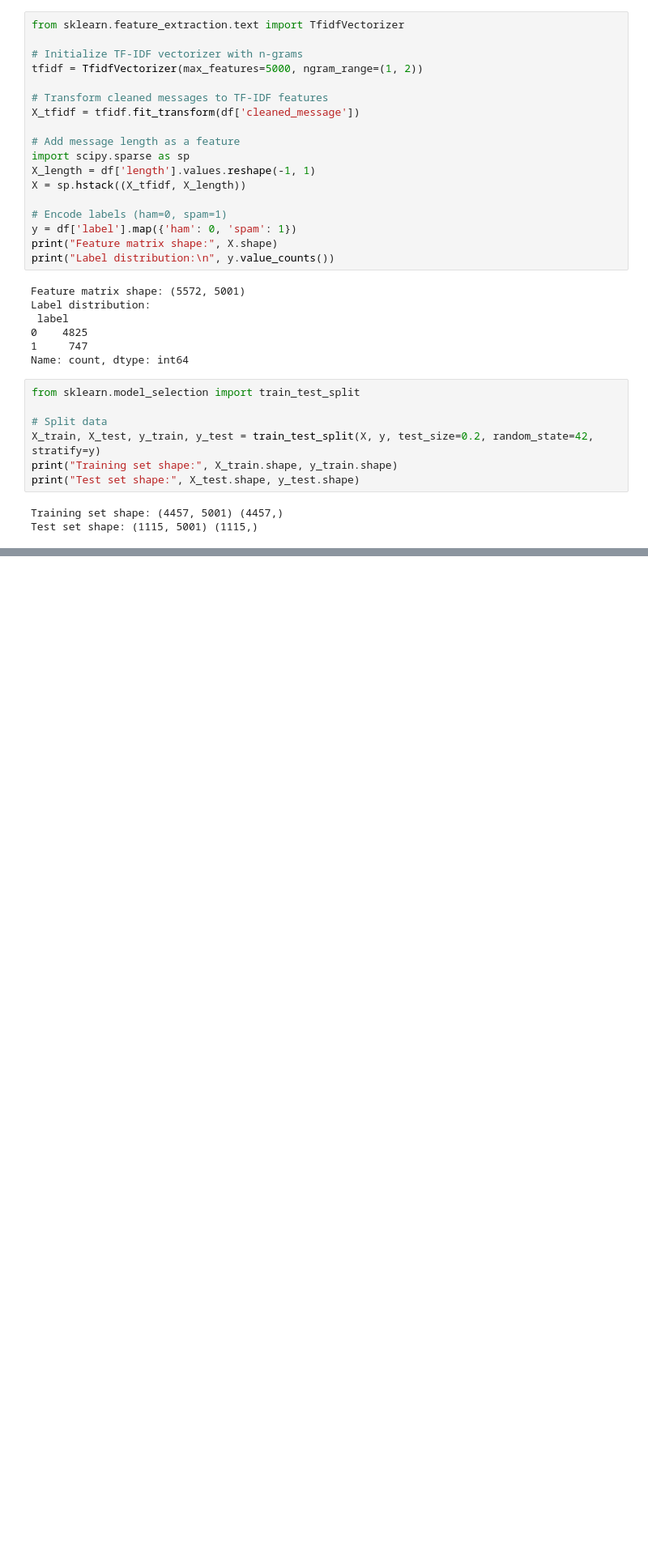
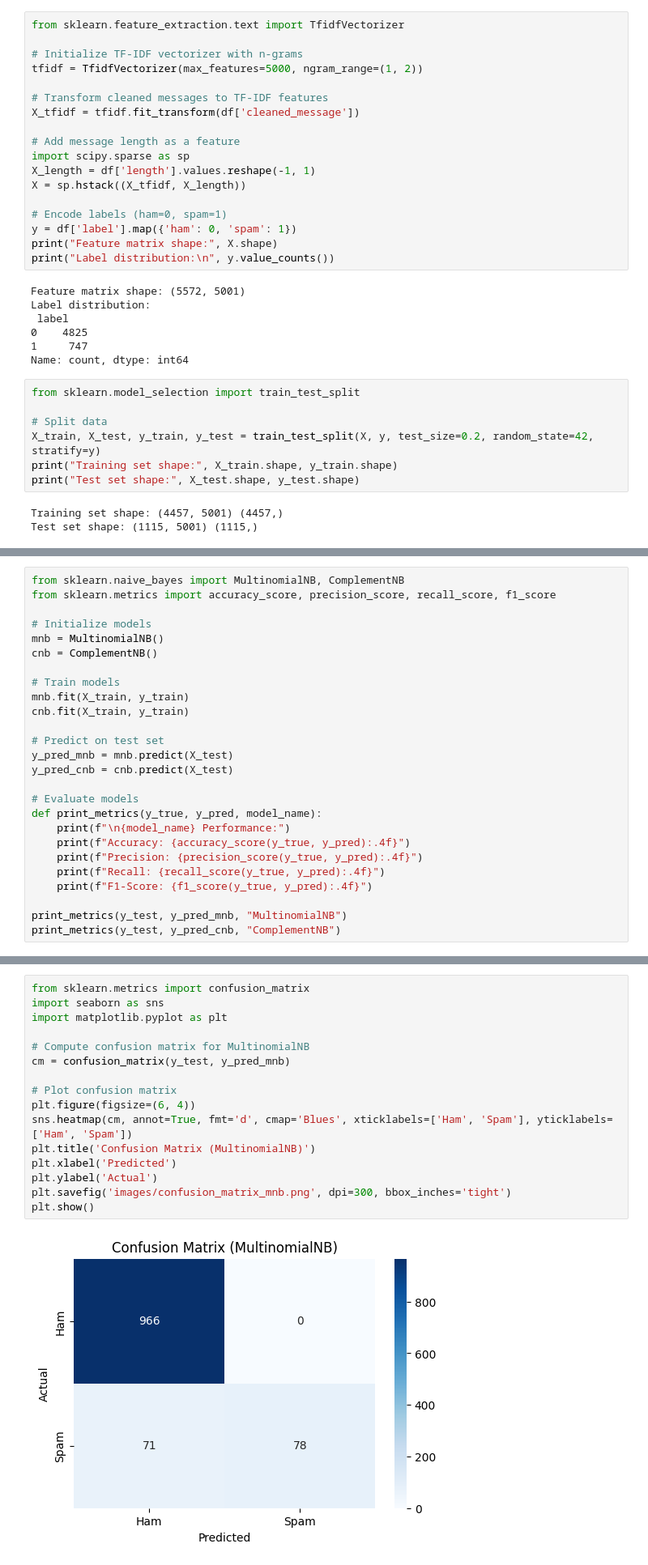
Before and after one commit to GoudyMT/naive-bayes-nlp-project, a Jupyter notebook: naive_bayes_project.ipynb, the cells around one changed output, grey strips where cells are left out. Shown at 81% size. Cells and saved outputs as stored; diff of their text form; blank space fills up the shorter version.

Commit message:
Implemented MultinomialNB and ComplementNB with evaluation and confusion matrix

```diff
--- a/naive_bayes_project.ipynb
+++ b/naive_bayes_project.ipynb
@@ -146,0 +150,26 @@ Test set shape: (1115, 5001) (1115,)
+# %%
+from sklearn.naive_bayes import MultinomialNB, ComplementNB
+from sklearn.metrics import accuracy_score, precision_score, recall_score, f1_score
+
+# Initialize models
+mnb = MultinomialNB()
+cnb = ComplementNB()
+
+# Train models
+mnb.fit(X_train, y_train)
+cnb.fit(X_train, y_train)
+
+# Predict on test set
+y_pred_mnb = mnb.predict(X_test)
+y_pred_cnb = cnb.predict(X_test)
+
+# Evaluate models
+def print_metrics(y_true, y_pred, model_name):
+    print(f"\n{model_name} Performance:")
+    print(f"Accuracy: {accuracy_score(y_true, y_pred):.4f}")
+    print(f"Precision: {precision_score(y_true, y_pred):.4f}")
+    print(f"Recall: {recall_score(y_true, y_pred):.4f}")
+    print(f"F1-Score: {f1_score(y_true, y_pred):.4f}")
+
+print_metrics(y_test, y_pred_mnb, "MultinomialNB")
+print_metrics(y_test, y_pred_cnb, "ComplementNB")
@@ -146,0 +191,18 @@ Test set shape: (1115, 5001) (1115,)
+# %%
+from sklearn.metrics import confusion_matrix
+import seaborn as sns
+import matplotlib.pyplot as plt
+
+# Compute confusion matrix for MultinomialNB
+cm = confusion_matrix(y_test, y_pred_mnb)
+
+# Plot confusion matrix
+plt.figure(figsize=(6, 4))
+sns.heatmap(cm, annot=True, fmt='d', cmap='Blues', xticklabels=['Ham', 'Spam'], yticklabels=['Ham', 'Spam'])
+plt.title('Confusion Matrix (MultinomialNB)')
+plt.xlabel('Predicted')
+plt.ylabel('Actual')
+plt.savefig('images/confusion_matrix_mnb.png', dpi=300, bbox_inches='tight')
+plt.show()
+# %% [output]
+[figure, added]
```
Also changed, not shown: parts of 3 cells of this notebook, 1 other file.
